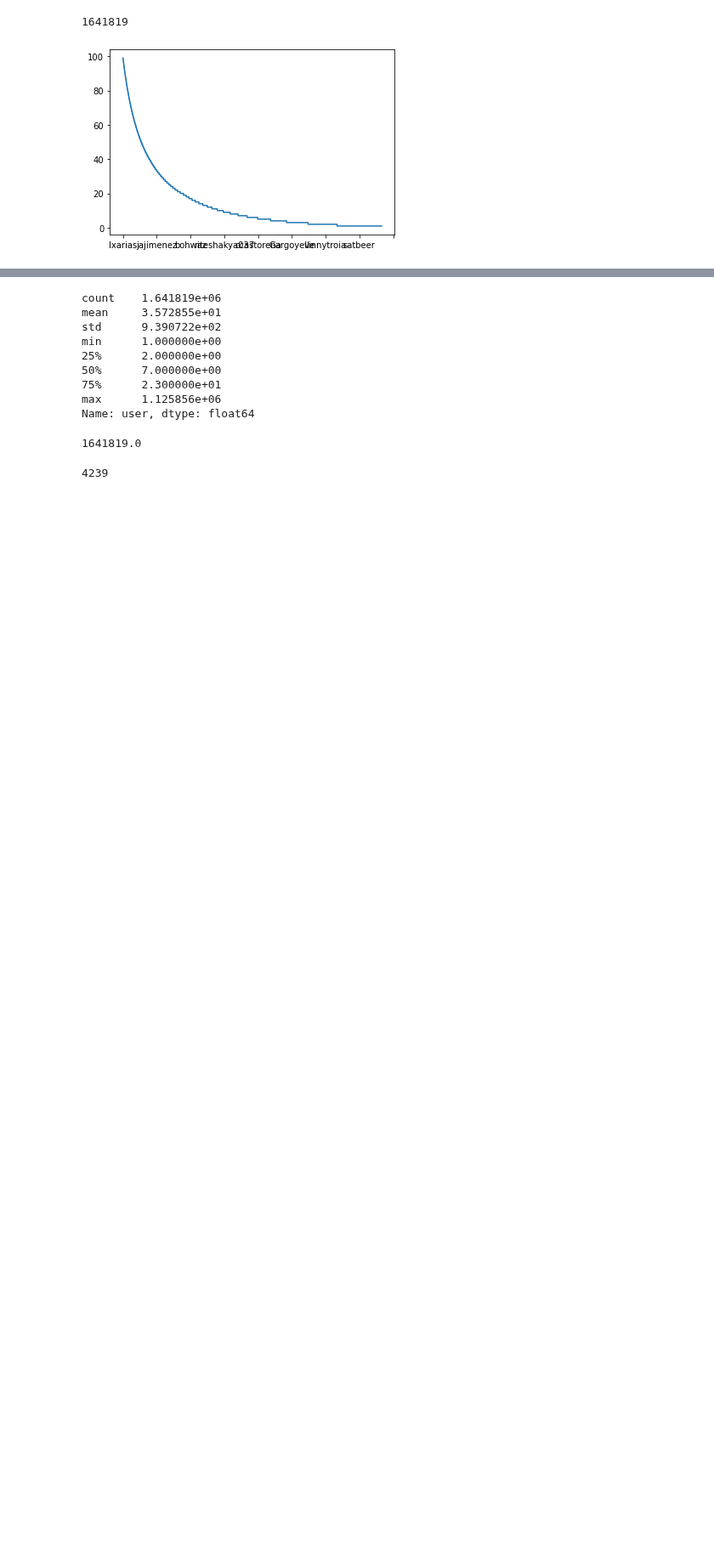
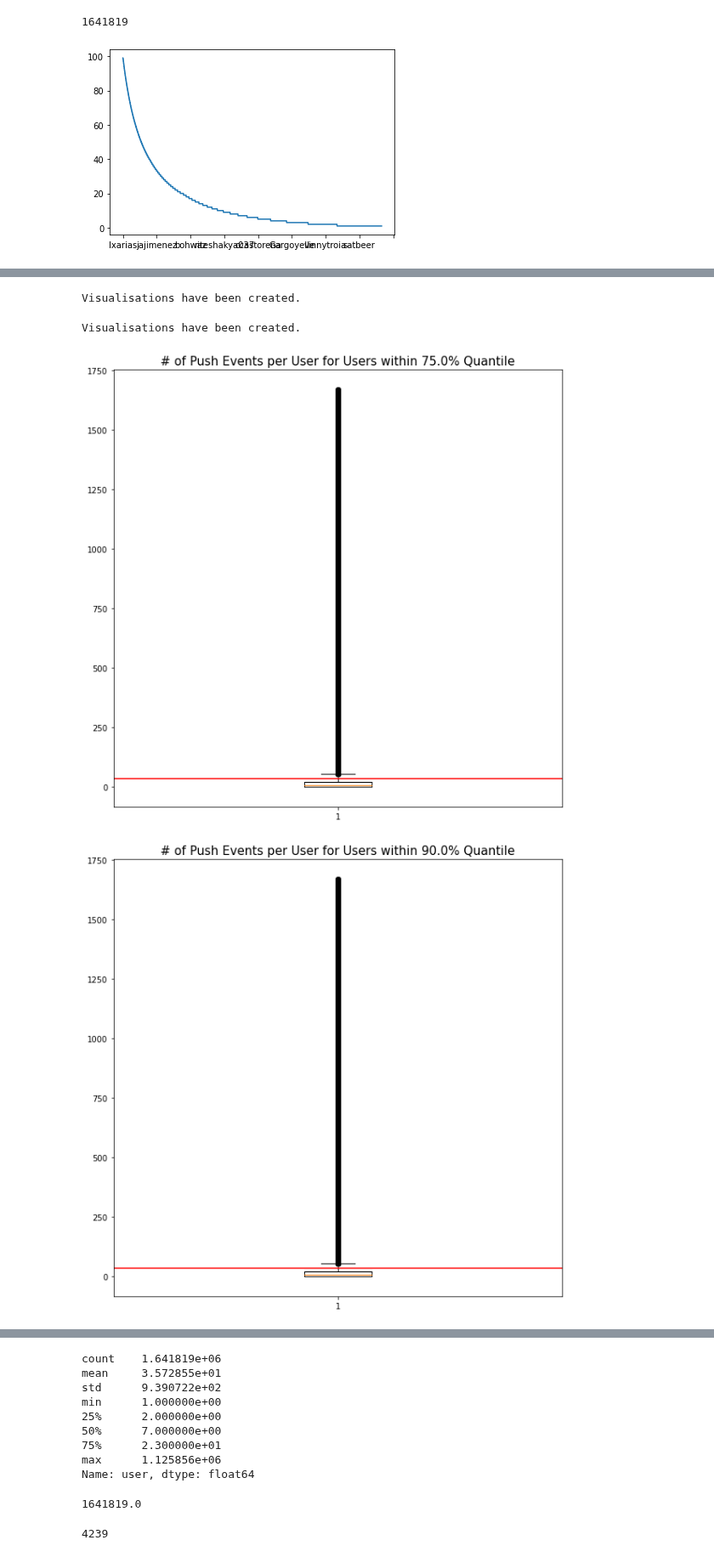
Before and after one commit to coiled/coiled-resources, a Jupyter notebook: airflow-with-coiled/airflow-testing.ipynb, the cells around one changed output, grey strips where cells are left out. Shown at 85% size. Cells and saved outputs as stored; diff of their text form; code cells hidden in the pictures; blank space fills up the shorter version.

```diff
--- a/airflow-with-coiled/airflow-testing.ipynb
+++ b/airflow-with-coiled/airflow-testing.ipynb
@@ -72,6 +65,7 @@ import dask.dataframe as dd
 ddf = dd.read_parquet(
     's3://coiled-datasets/github-archive/github-archive-2015.parq/',
     storage_options={"anon": True, 'use_ssl': True},
+    compression='lz4',
 )
 # %%
 ddf.head()
@@ -166,0 +217,17 @@ plt.savefig(f'boxplot_{quantile*100}quantile.jpg')
+# %%
+def visualize(series, sum_stats):
+    """
+    Create visualisation plots and save as PNGs.
+    Runs without Coiled.
+    """
+    # Create boxplot for users within 75, 90, 95, 99, and 99.9% quantiles
+    for i in [0.75, 0.90, 0.95, 0.99, 0.999]:
+        quantile = i
+        fig, ax = plt.subplots(figsize=(10,10))
+        plt.title(f'# of Push Events per User for Users within {quantile*100}% Quantile', fontsize=15)
+        plt.boxplot(x=user_counts[user_counts < user_counts.quantile(0.999)])
+        plt.axhline(sum_stats['mean'], c='red', label='overall mean')
+        plt.savefig(f'boxplot_{quantile*100}quantile.png')
+        plt.close(fig)
+
+    print('Visualisations have been created.')
@@ -166,0 +281,10 @@ plt.savefig(f'boxplot_{quantile*100}quantile.jpg')
+# %%
+visualize_dummy()
+# %% [output]
+Visualisations have been created.
+# %%
+visualize(user_counts, sum_stat)
+# %% [output]
+Visualisations have been created.
+[figure, added]
+[figure, added]
```
Also changed, not shown: parts of 30 cells of this notebook.
